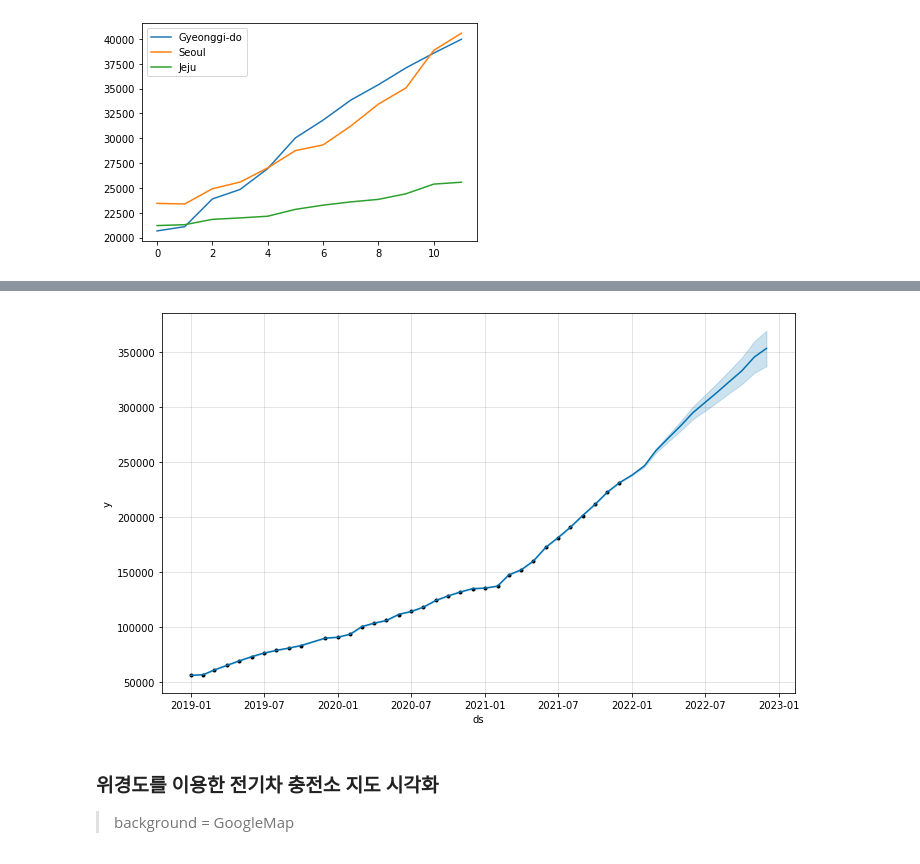
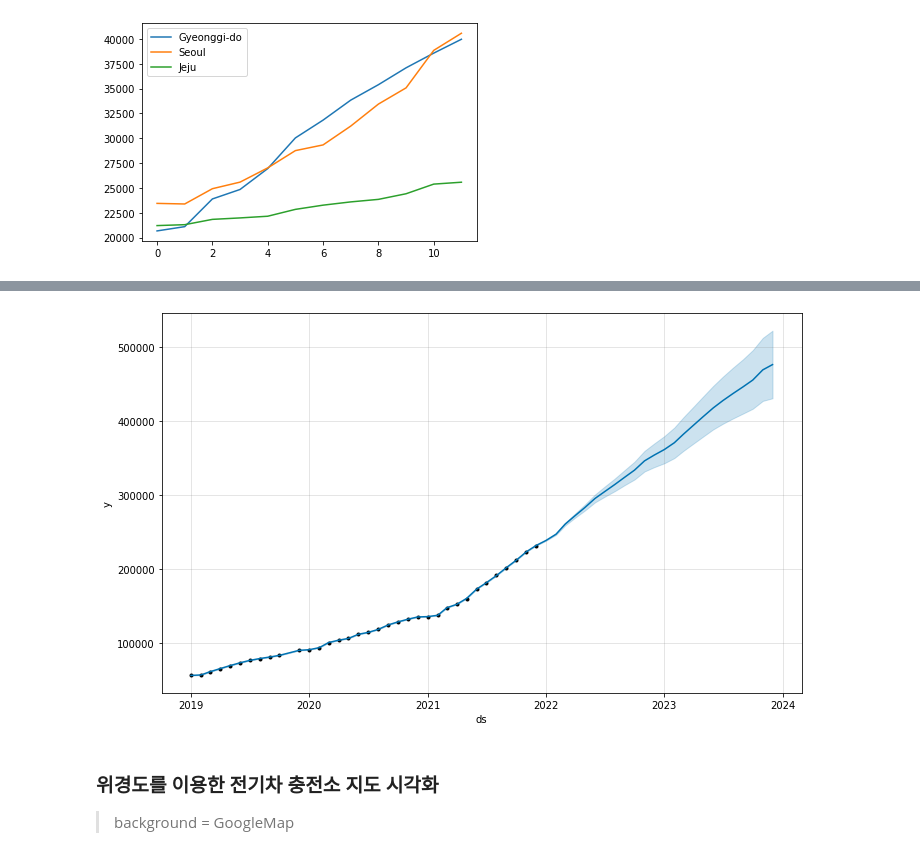
Before and after one commit to Chanwon-Seo/Electric_vehicle_and_charging_station_analysis, a Jupyter notebook: Electric_vehicle_and_charging_station_analysis.ipynb, the cells around one changed output, grey strips where cells are left out. Saved outputs shown, nothing was run; the diff lists cells and outputs as text; code cells hidden in the pictures.

```diff
--- a/Electric_vehicle_and_charging_station_analysis.ipynb
+++ b/Electric_vehicle_and_charging_station_analysis.ipynb
@@ -78,24 +87,25 @@ See the caveats in the documentation: https://pandas.pydata.org/pandas-docs/stab
 [figure]
 # %%
 from prophet import Prophet
-# prophet을 사용하기 위해서는 다음과 같이 피처의 이름을 변경해야 합니다 : 'ds', 'y'
+# 2019 ~ 2021년도 데이터 도출
 electric_vehicle_2019_2021_df = df[df['기준일'].between('2019-01-01', '2021-12-01')]
 
+# 데이터 정렬
 electric_vehicle_2019_2021_df.sort_values('기준일',inplace=True)
 
+# prophet을 사용하기 위해서는 컬럼을 변경 : 'ds', 'y'
 prophet_data = electric_vehicle_2019_2021_df[['기준일','합계']]
 prophet_data.columns = ['ds', 'y']
 
 prophet = Prophet()
 prophet.fit(prophet_data)
-
-future = prophet.make_future_dataframe(periods = 12, freq = 'MS')
+# 2019 ~ 2021년 데이터를 기준으로 24개월 후 시장 예측
+future = prophet.make_future_dataframe(periods = 24, freq = 'MS')
 prophet.predict(future)
 
 pred = prophet.predict(future)
-
+# 예측된 데이터 중 ds, yhat, yhat_lower, yhat_upper 도출
 pred = pred[['ds', 'yhat', 'yhat_lower', 'yhat_upper']]
-
 prophet.plot(pred)
 
 plt.show()
@@ -117,5 +127,5 @@ INFO:cmdstanpy:Chain [1] start processing
 INFO:cmdstanpy:Chain [1] done processing
-[figure, old version]
+[figure, new version]
 # %% [markdown]
 ### 위경도를 이용한 전기차 충전소 지도 시각화
 
```
Also changed, not shown: parts of 13 cells of this notebook.
